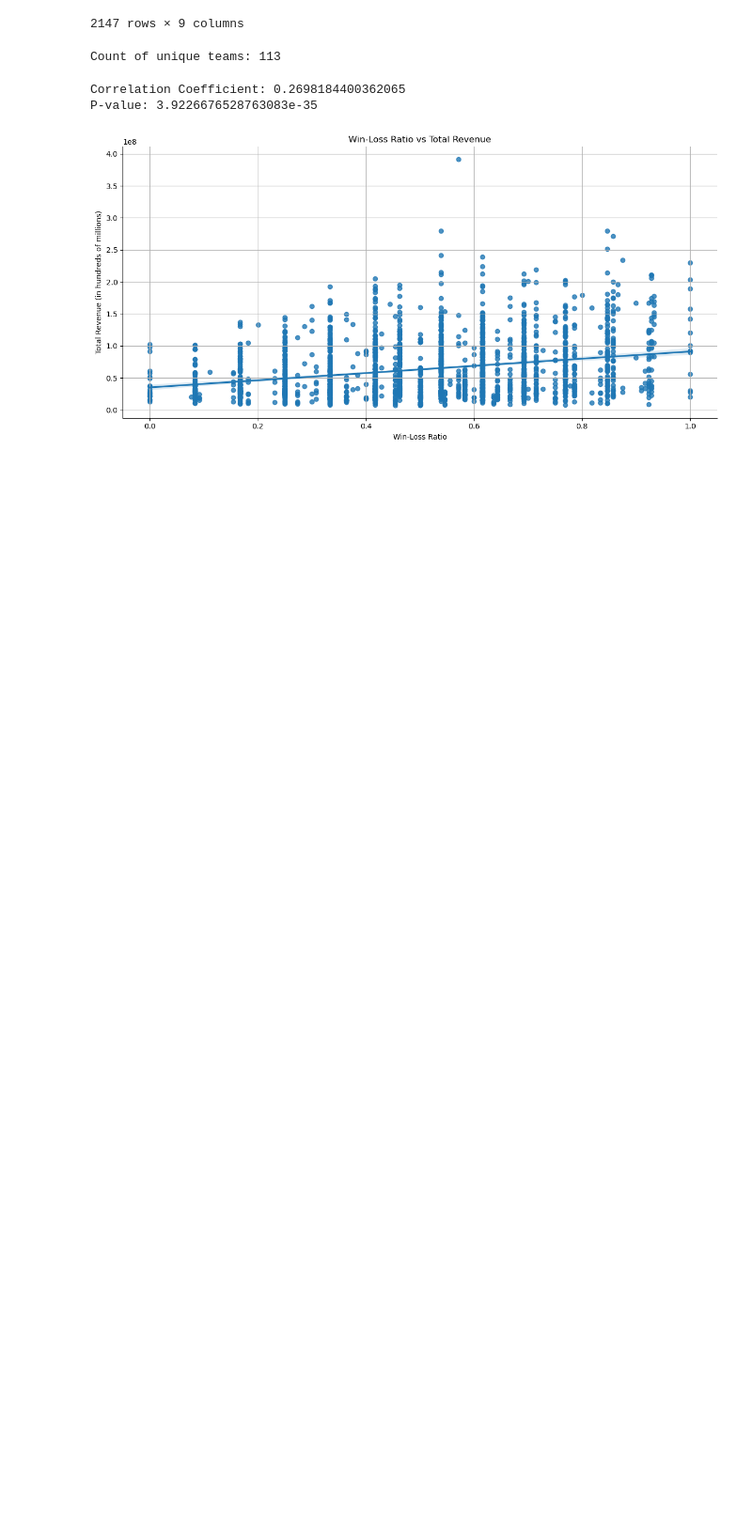
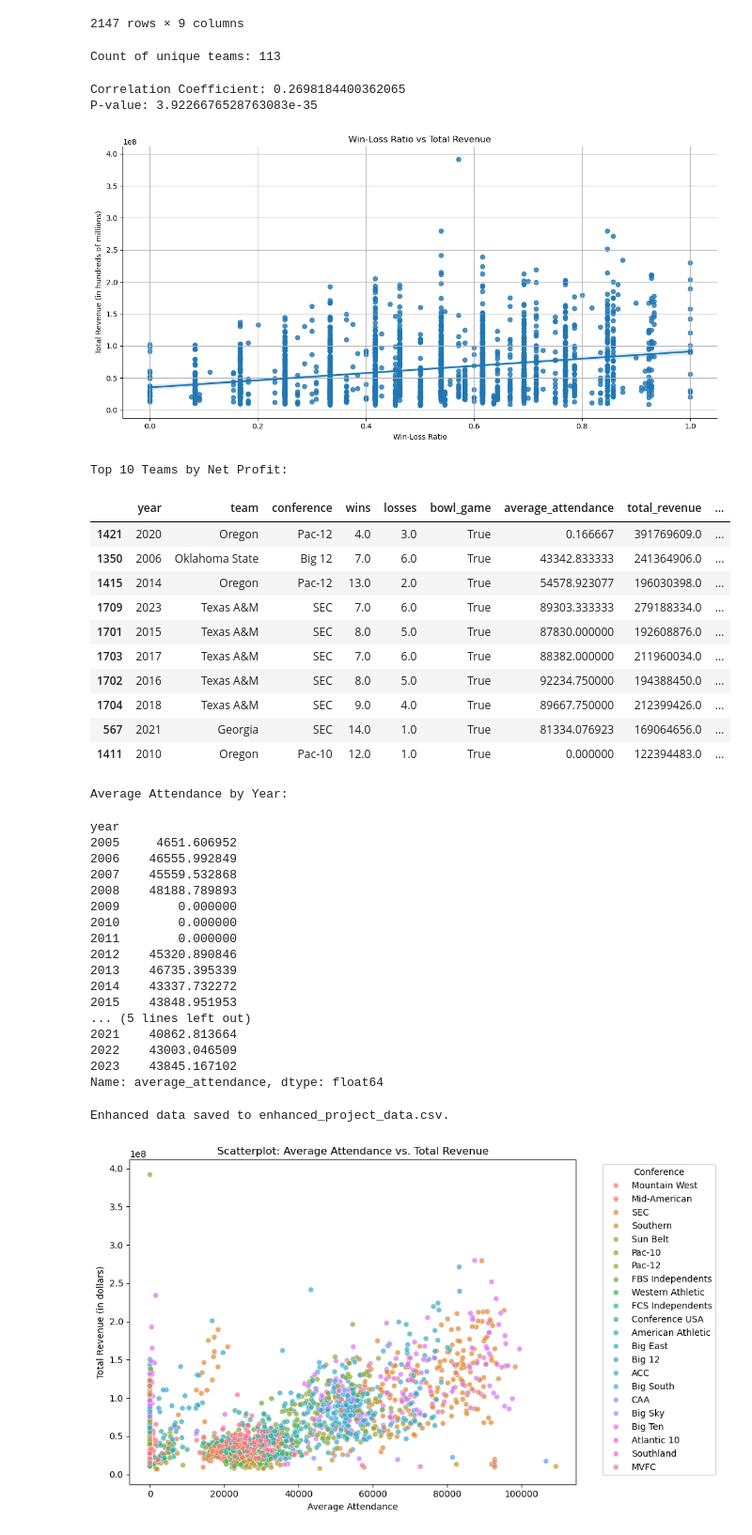
Before and after one commit to jacksonryan22/data-wrangling-project, a Jupyter notebook: code/01_college_fb.ipynb, the cells around one changed output. Shown at 94% size. Drawn from its saved outputs; the diff is of its cells as text; code cells hidden in the pictures; blank space fills up the shorter version.

```diff
--- a/code/01_college_fb.ipynb
+++ b/code/01_college_fb.ipynb
@@ -165,3 +166,78 @@ plt.show()
 Correlation Coefficient: 0.2698184400362065
 P-value: 3.9226676528763083e-35
 [figure]
+# %%
+# Add a new column for net profit/loss
+df_filtered['net_profit'] = df_filtered['total_revenue'] - df_filtered['total_expense']
+
+# Calculate revenue-to-win ratio (avoid dividing by zero)
+df_filtered['revenue_per_win'] = df_filtered['total_revenue'] / df_filtered['wins'].replace(0, float('nan'))
+
+# Filter for teams with positive net profit
+positive_profit_teams = df_filtered[df_filtered['net_profit'] > 0]
+
+# Sort by net profit in descending order to see top-performing teams
+top_profit_teams = positive_profit_teams.sort_values(by='net_profit', ascending=False)
+
+# Group by year and calculate average attendance for all teams
+average_attendance_by_year = df_filtered.groupby('year')['average_attendance'].mean()
+
+# Display the results
+print("Top 10 Teams by Net Profit:")
+display(top_profit_teams.head(10))
+
+print("Average Attendance by Year:")
+display(average_attendance_by_year)
+
+# Save the enhanced data to a new CSV file
+df_filtered.to_csv('enhanced_project_data.csv', index=False)
+print("Enhanced data saved to enhanced_project_data.csv.")
+
+import pandas as pd
+import matplotlib.pyplot as plt
+import seaborn as sns
+from scipy import stats
+
+
+#  Scatterplot: Average Attendance vs. Total Revenue
+plt.figure(figsize=(10, 6))
+sns.scatterplot(data=df_filtered, x='average_attendance', y='total_revenue', hue='conference', alpha=0.7)
+plt.title('Scatterplot: Average Attendance vs. Total Revenue')
+plt.xlabel('Average Attendance')
+plt.ylabel('Total Revenue (in dollars)')
+plt.legend(title='Conference', bbox_to_anchor=(1.05, 1), loc='upper left')
+plt.tight_layout()
+plt.show()
+# %% [output]
+Top 10 Teams by Net Profit:
+|  | year | team | conference | wins | losses | bowl_game | average_attendance | total_revenue | ... |
+| 1421 | 2020 | Oregon | Pac-12 | 4.0 | 3.0 | True | 0.166667 | 391769609.0 | ... |
+| 1350 | 2006 | Oklahoma State | Big 12 | 7.0 | 6.0 | True | 43342.833333 | 241364906.0 | ... |
+| 1415 | 2014 | Oregon | Pac-12 | 13.0 | 2.0 | True | 54578.923077 | 196030398.0 | ... |
+| 1709 | 2023 | Texas A&M | SEC | 7.0 | 6.0 | True | 89303.333333 | 279188334.0 | ... |
+| 1701 | 2015 | Texas A&M | SEC | 8.0 | 5.0 | True | 87830.000000 | 192608876.0 | ... |
+| 1703 | 2017 | Texas A&M | SEC | 7.0 | 6.0 | True | 88382.000000 | 211960034.0 | ... |
+| 1702 | 2016 | Texas A&M | SEC | 8.0 | 5.0 | True | 92234.750000 | 194388450.0 | ... |
+| 1704 | 2018 | Texas A&M | SEC | 9.0 | 4.0 | True | 89667.750000 | 212399426.0 | ... |
+| 567 | 2021 | Georgia | SEC | 14.0 | 1.0 | True | 81334.076923 | 169064656.0 | ... |
+| 1411 | 2010 | Oregon | Pac-10 | 12.0 | 1.0 | True | 0.000000 | 122394483.0 | ... |
+Average Attendance by Year:
+year
+2005     4651.606952
+2006    46555.992849
+2007    45559.532868
+2008    48188.789893
+2009        0.000000
+2010        0.000000
+2011        0.000000
+2012    45320.890846
+2013    46735.395339
+2014    43337.732272
+2015    43848.951953
+... (5 lines left out)
+2021    40862.813664
+2022    43003.046509
+2023    43845.167102
+Name: average_attendance, dtype: float64
+Enhanced data saved to enhanced_project_data.csv.
+[figure, added]
```
Also changed, not shown: parts of 3 cells of this notebook.
